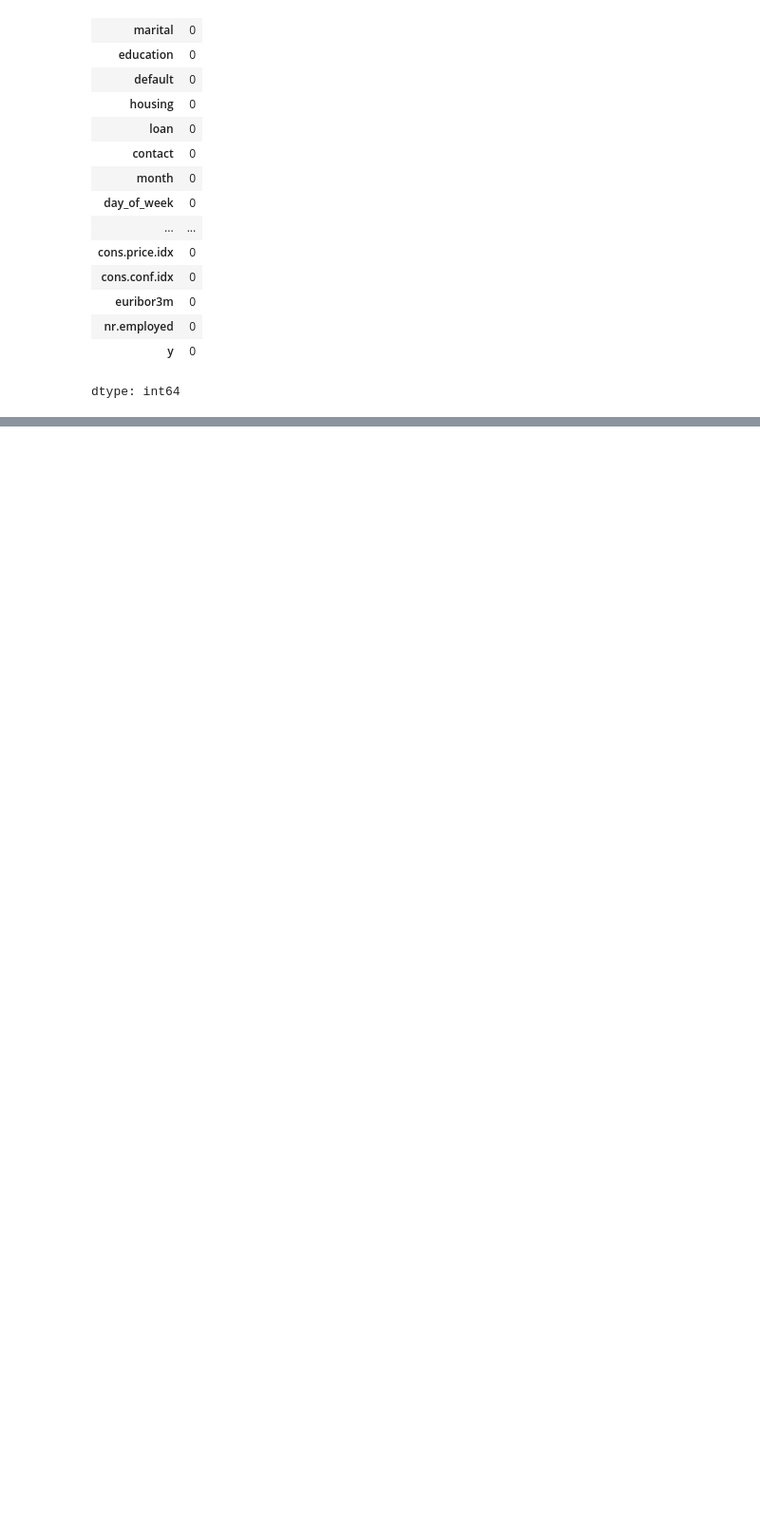
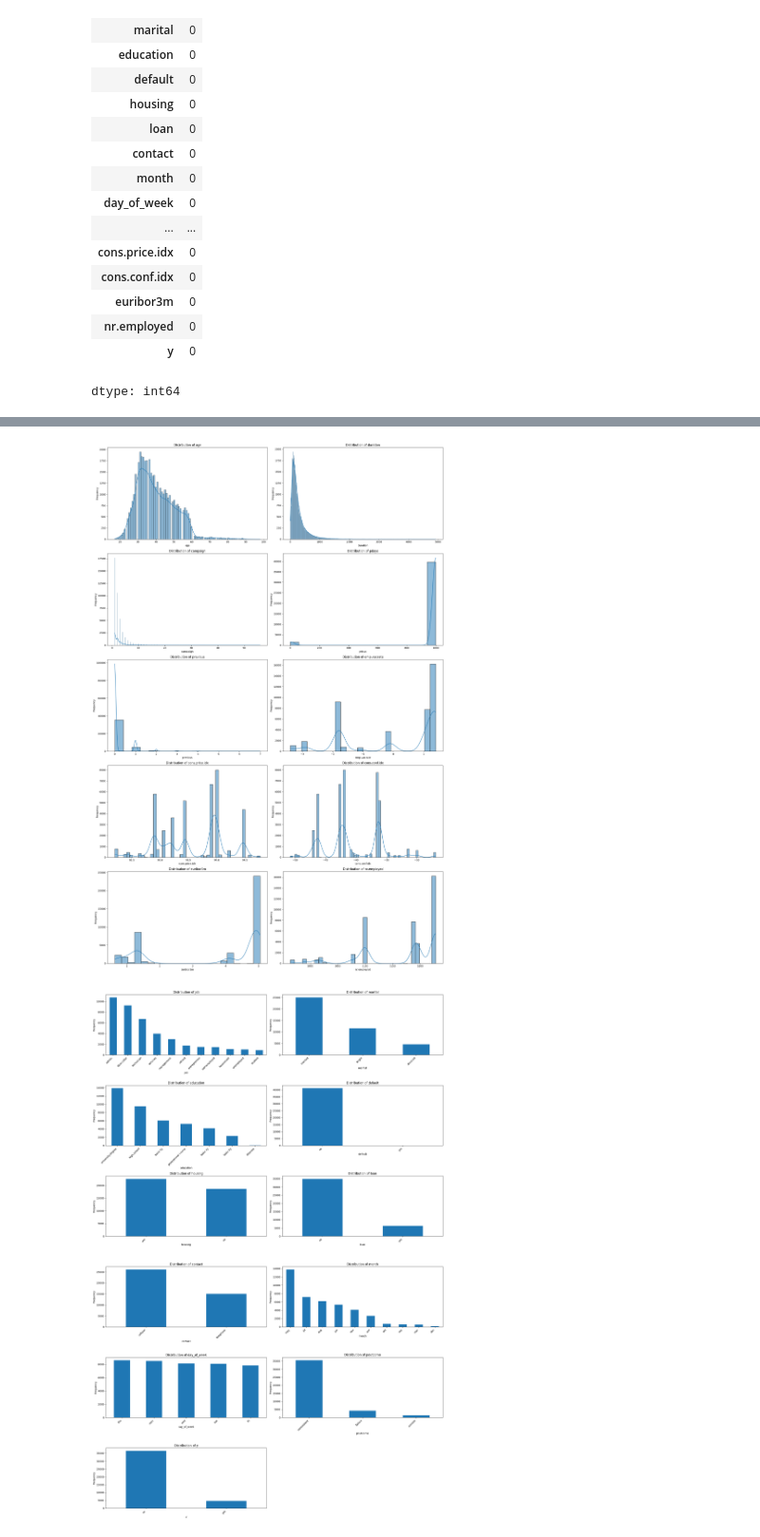
Before and after one commit to Goderr/EDA, a Jupyter notebook: 21BDS0205.ipynb, the cells around one changed output, grey strips where cells are left out. Shown at 95% size. Saved outputs shown, nothing was run; the diff lists cells and outputs as text; code cells hidden in the pictures; blank space fills up the shorter version.

```diff
--- a/21BDS0205.ipynb
+++ b/21BDS0205.ipynb
@@ -212,0 +245,36 @@ dtype: int64
+# %%
+# Univariate Analysis
+plt.figure(figsize=(20, 30))
+
+numerical_features = df.select_dtypes(include=np.number).columns
+
+num_rows = int(np.ceil(len(numerical_features) / 2))
+for i, col in enumerate(numerical_features):
+
+    plt.subplot(num_rows, 2, i + 1)
+    sns.histplot(df[col], kde=True)
+    plt.title(f'Distribution of {col}')
+    plt.xlabel(col)
+    plt.ylabel('Frequency')
+
+plt.tight_layout()
+plt.show()
+
+
+plt.figure(figsize=(20, 30))
+
+categorical_features = df.select_dtypes(include='object').columns
+num_rows = int(np.ceil(len(categorical_features) / 2))
+for i, col in enumerate(categorical_features):
+    plt.subplot(num_rows, 2, i + 1)
+    df[col].value_counts().plot(kind='bar')
+    plt.title(f'Distribution of {col}')
+    plt.xlabel(col)
+    plt.ylabel('Frequency')
+    plt.xticks(rotation=45, ha='right')  # Rotate x-axis labels
+
+plt.tight_layout()
+plt.show()
+# %% [output]
+[figure, added]
+[figure, added]
```
Also changed, not shown: parts of 14 cells of this notebook.
